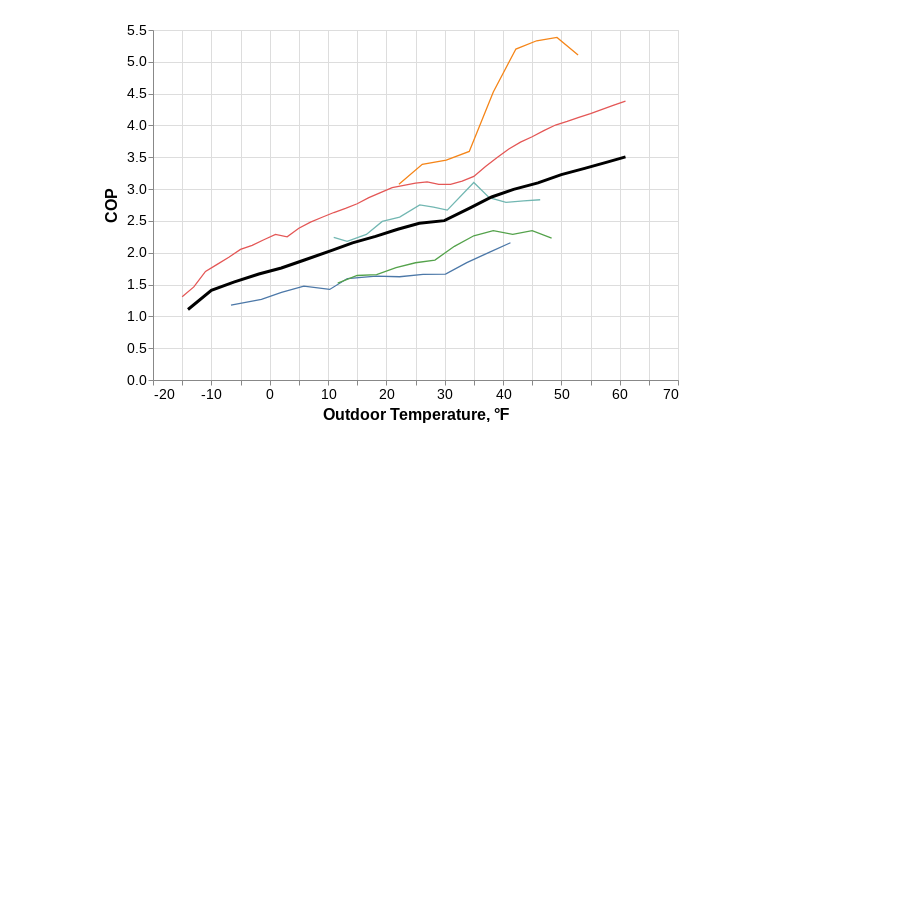
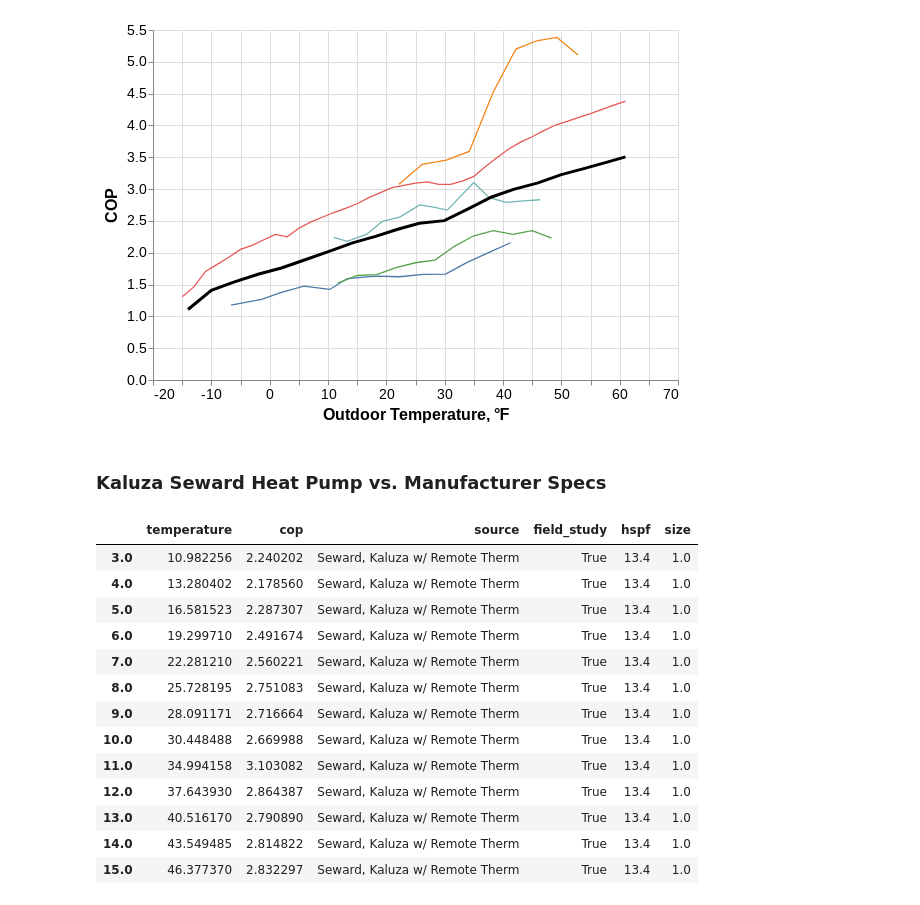
Before and after one commit to alanmitchell/heat-pump-study, a Jupyter notebook: general/cop_vs_temp.ipynb, the cells around one changed output. Drawn from its saved outputs; the diff is of its cells as text; code cells hidden in the pictures; blank space fills up the shorter version.

```diff
--- a/general/cop_vs_temp.ipynb
+++ b/general/cop_vs_temp.ipynb
@@ -520,3 +520,23 @@ cht.save('images/cop_vs_temp.png', scale_factor=1.5)
 cht
 # %% [output]
 [figure]
+# %% [markdown]
+### Kaluza Seward Heat Pump vs. Manufacturer Specs
+# %%
+df_kaluza = df_all.query('source == "Seward, Kaluza w/ Remote Therm"').copy()
+df_kaluza
+# %% [output]
+|  | temperature | cop | source | field_study | hspf | size |
+| 3.0 | 10.982256 | 2.240202 | Seward, Kaluza w/ Remote Therm | True | 13.4 | 1.0 |
+| 4.0 | 13.280402 | 2.178560 | Seward, Kaluza w/ Remote Therm | True | 13.4 | 1.0 |
+| 5.0 | 16.581523 | 2.287307 | Seward, Kaluza w/ Remote Therm | True | 13.4 | 1.0 |
+| 6.0 | 19.299710 | 2.491674 | Seward, Kaluza w/ Remote Therm | True | 13.4 | 1.0 |
+| 7.0 | 22.281210 | 2.560221 | Seward, Kaluza w/ Remote Therm | True | 13.4 | 1.0 |
+| 8.0 | 25.728195 | 2.751083 | Seward, Kaluza w/ Remote Therm | True | 13.4 | 1.0 |
+| 9.0 | 28.091171 | 2.716664 | Seward, Kaluza w/ Remote Therm | True | 13.4 | 1.0 |
+| 10.0 | 30.448488 | 2.669988 | Seward, Kaluza w/ Remote Therm | True | 13.4 | 1.0 |
+| 11.0 | 34.994158 | 3.103082 | Seward, Kaluza w/ Remote Therm | True | 13.4 | 1.0 |
+| 12.0 | 37.643930 | 2.864387 | Seward, Kaluza w/ Remote Therm | True | 13.4 | 1.0 |
+| 13.0 | 40.516170 | 2.790890 | Seward, Kaluza w/ Remote Therm | True | 13.4 | 1.0 |
+| 14.0 | 43.549485 | 2.814822 | Seward, Kaluza w/ Remote Therm | True | 13.4 | 1.0 |
+| 15.0 | 46.377370 | 2.832297 | Seward, Kaluza w/ Remote Therm | True | 13.4 | 1.0 |
```
Also changed, not shown: parts of 2 cells of this notebook.
